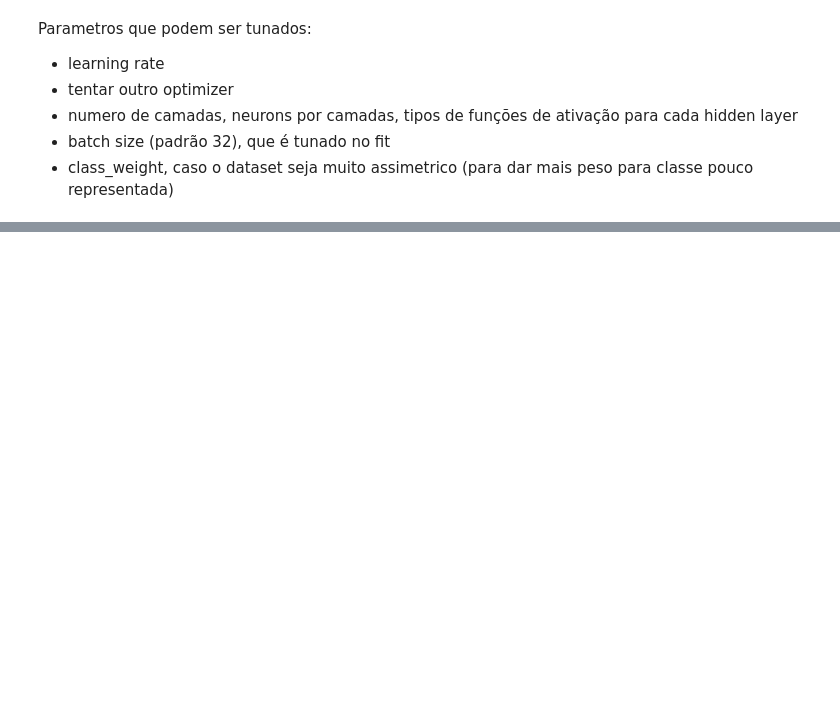
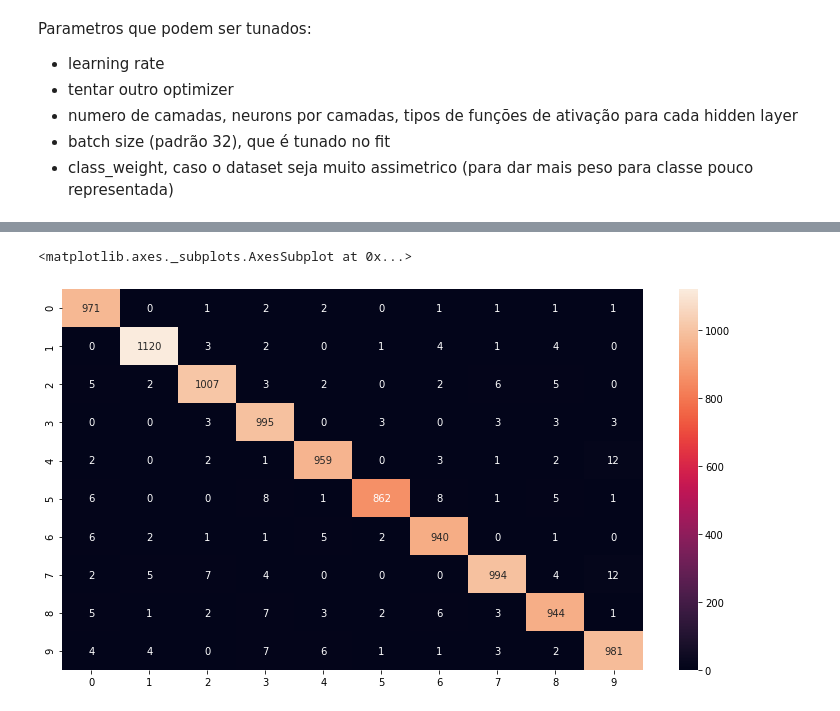
Before and after one commit to vserraa/redes-neurais, a Jupyter notebook: mlp-mnist/src/MNIST.ipynb, the cells around one changed output, grey strips where cells are left out. Cells and saved outputs as stored; diff of their text form; code cells hidden in the pictures; blank space fills up the shorter version.

Commit message:
adding confusion matrix and recall, precision and f1 score metrics

```diff
--- a/mlp-mnist/src/MNIST.ipynb
+++ b/mlp-mnist/src/MNIST.ipynb
@@ -76,5 +183 @@ model.evaluate(X_test, y_test)
-# %%
-X_new = X_test[:10]
-y_proba = model.predict(X_new)
-y_proba.round(2)
 # %%
@@ -84,0 +188,3 @@ y_test[:10]
+# %%
+y_pred = np.argmax(finalmodel.predict(X_new), axis=-1)
+y_pred
@@ -84,0 +204,8 @@ y_test[:10]
+# %%
+df_cm = pd.DataFrame(confusion_matrix(y_test, y_pred))
+
+plt.figure(figsize = (13,7))
+sns.heatmap(df_cm, annot=True, fmt='d')
+# %% [output]
+<matplotlib.axes._subplots.AxesSubplot at 0x...>
+[figure, added]
```
Also changed, not shown: parts of 16 cells of this notebook.
